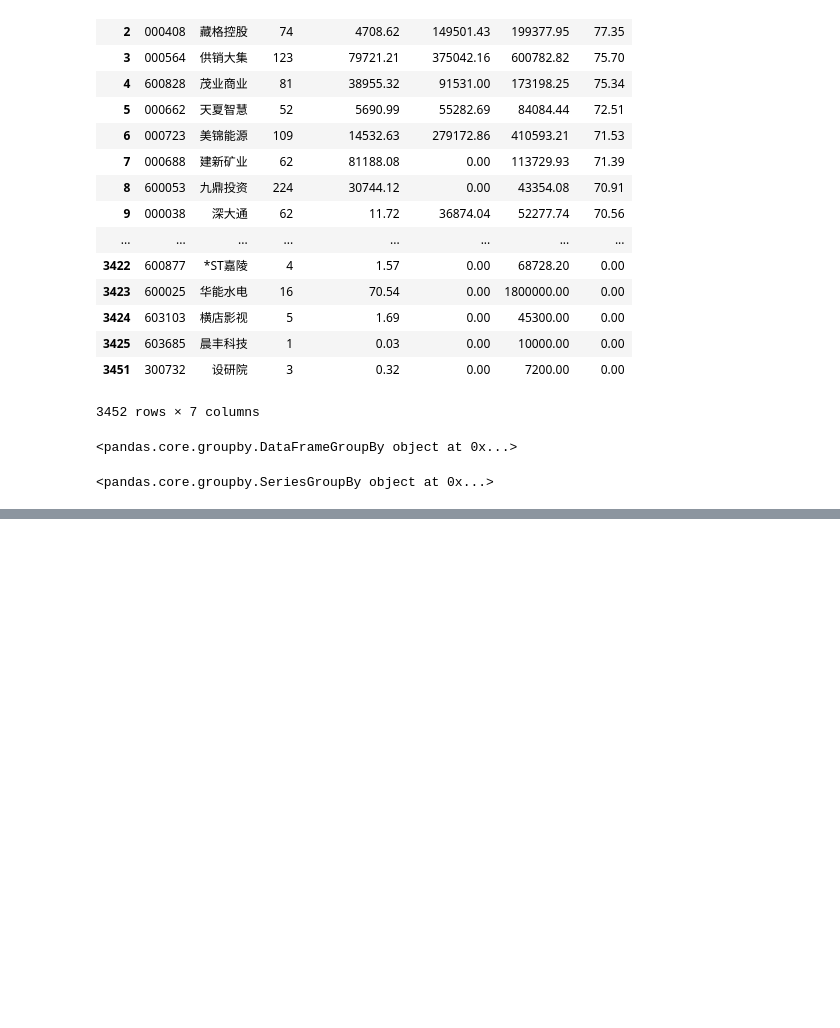
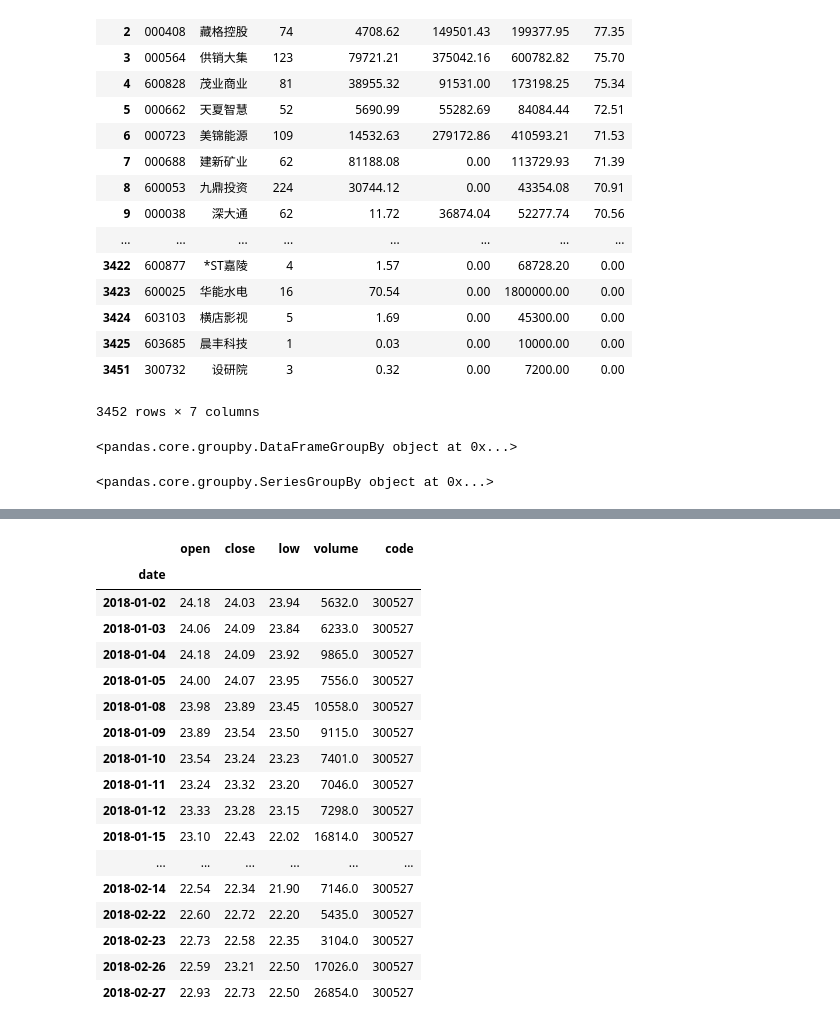
Before and after one commit to barneyElDinosaurio/base_function, a Jupyter notebook: tushare_sample.ipynb, the cells around one changed output, grey strips where cells are left out. Saved outputs shown, nothing was run; the diff lists cells and outputs as text; code cells hidden in the pictures; blank space fills up the shorter version.

```diff
--- a/tushare_sample.ipynb
+++ b/tushare_sample.ipynb
@@ -76,0 +154,23 @@ counts.to_csv('pledged_count.csv')
+# %%
+df.drop('high',axis=1,inplace=True)
+# %%
+df
+# %% [output]
+|  | open | close | low | volume | code |
+| date |  |  |  |  |  |
+| 2018-01-02 | 24.18 | 24.03 | 23.94 | 5632.0 | 300527 |
+| 2018-01-03 | 24.06 | 24.09 | 23.84 | 6233.0 | 300527 |
+| 2018-01-04 | 24.18 | 24.09 | 23.92 | 9865.0 | 300527 |
+| 2018-01-05 | 24.00 | 24.07 | 23.95 | 7556.0 | 300527 |
+| 2018-01-08 | 23.98 | 23.89 | 23.45 | 10558.0 | 300527 |
+| 2018-01-09 | 23.89 | 23.54 | 23.50 | 9115.0 | 300527 |
+| 2018-01-10 | 23.54 | 23.24 | 23.23 | 7401.0 | 300527 |
+| 2018-01-11 | 23.24 | 23.32 | 23.20 | 7046.0 | 300527 |
+| 2018-01-12 | 23.33 | 23.28 | 23.15 | 7298.0 | 300527 |
+| 2018-01-15 | 23.10 | 22.43 | 22.02 | 16814.0 | 300527 |
+| ... | ... | ... | ... | ... | ... |
+| 2018-02-14 | 22.54 | 22.34 | 21.90 | 7146.0 | 300527 |
+| 2018-02-22 | 22.60 | 22.72 | 22.20 | 5435.0 | 300527 |
+| 2018-02-23 | 22.73 | 22.58 | 22.35 | 3104.0 | 300527 |
+| 2018-02-26 | 22.59 | 23.21 | 22.50 | 17026.0 | 300527 |
+| 2018-02-27 | 22.93 | 22.73 | 22.50 | 26854.0 | 300527 |
```
Also changed, not shown: parts of 14 cells of this notebook, 10 other files.
